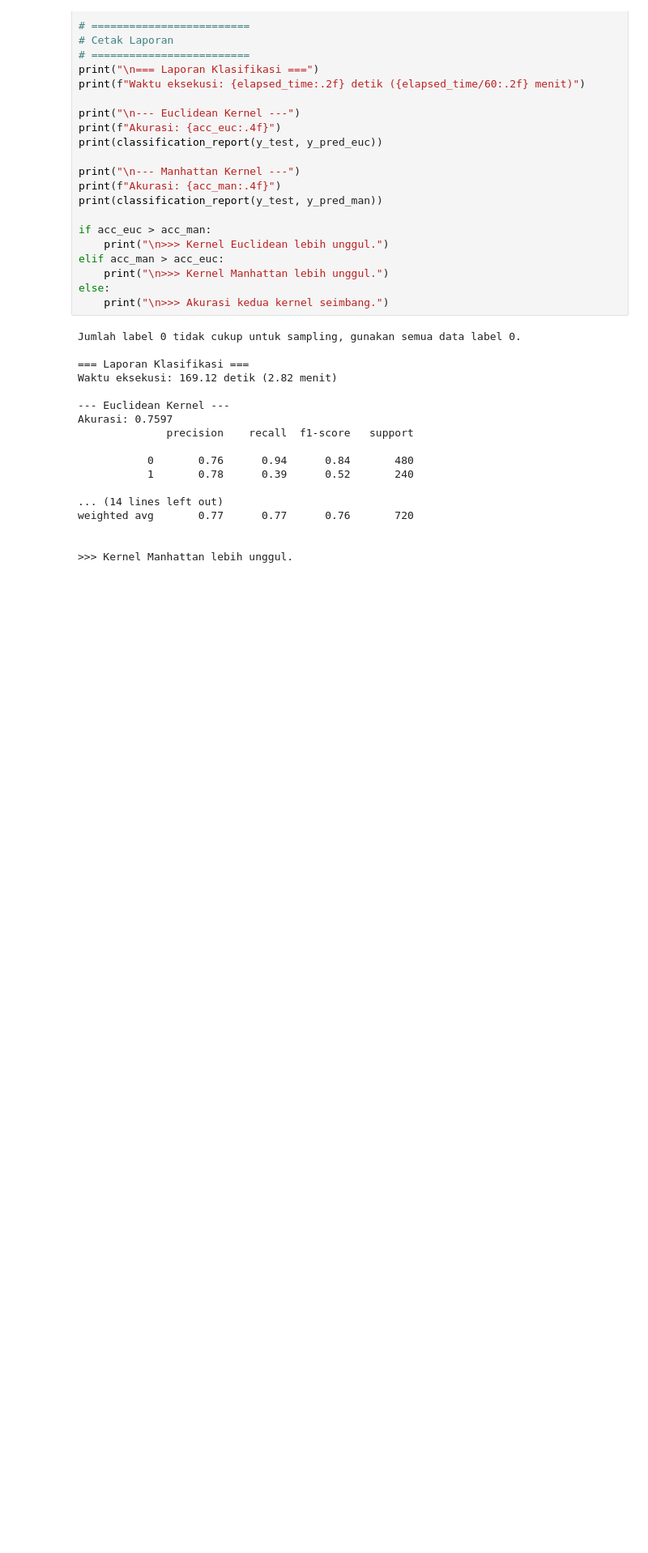
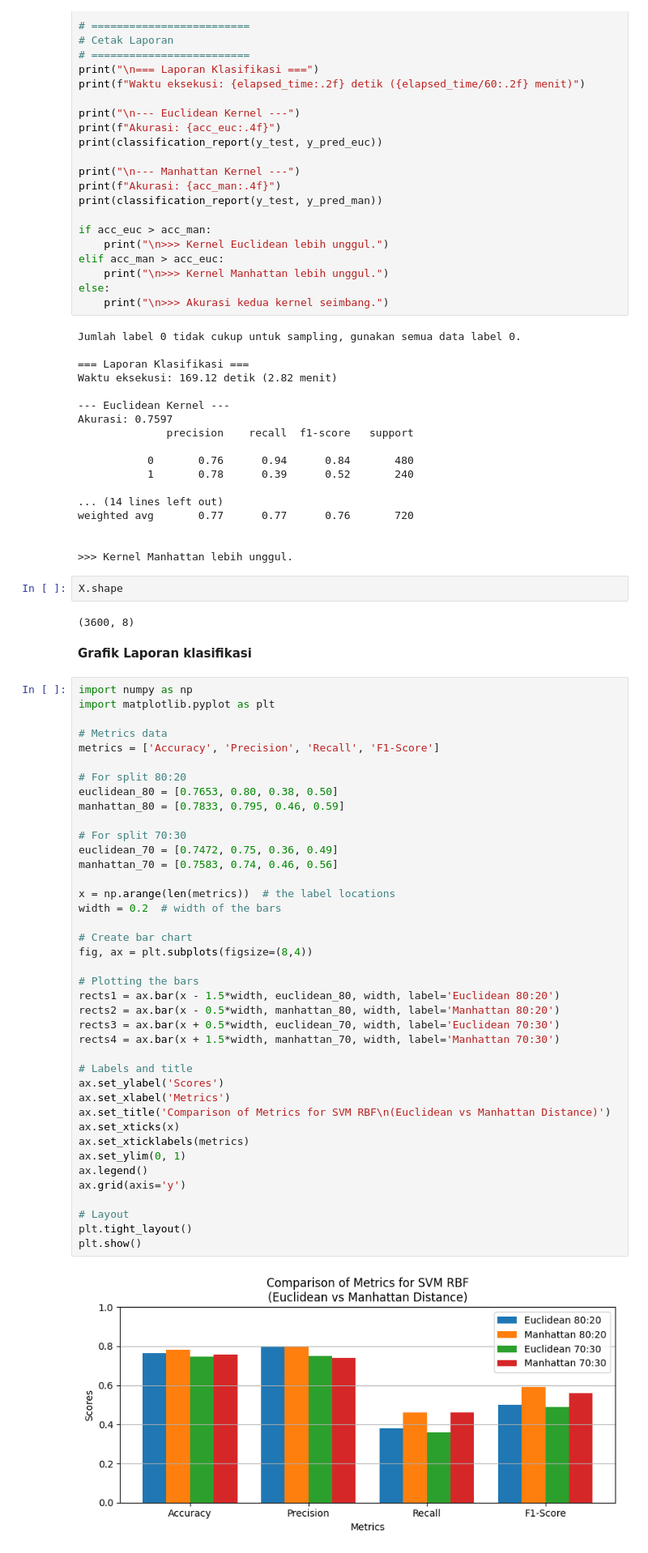
Before and after one commit to asrianda/jurnal, a Jupyter notebook: jurnal_SVM_Ilkom1.ipynb, the cells around one changed output. Shown at 81% size. Saved outputs shown, nothing was run; the diff lists cells and outputs as text; blank space fills up the shorter version.

```diff
--- a/jurnal_SVM_Ilkom1.ipynb
+++ b/jurnal_SVM_Ilkom1.ipynb
@@ -1342,3 +1356,51 @@ weighted avg       0.77      0.77      0.76       720
 
 
 >>> Kernel Manhattan lebih unggul.
+# %%
+X.shape
+# %% [output]
+(3600, 8)
+# %% [markdown]
+**Grafik Laporan klasifikasi**
+# %%
+import numpy as np
+import matplotlib.pyplot as plt
+
+# Metrics data
+metrics = ['Accuracy', 'Precision', 'Recall', 'F1-Score']
+
+# For split 80:20
+euclidean_80 = [0.7653, 0.80, 0.38, 0.50]
+manhattan_80 = [0.7833, 0.795, 0.46, 0.59]
+
+# For split 70:30
+euclidean_70 = [0.7472, 0.75, 0.36, 0.49]
+manhattan_70 = [0.7583, 0.74, 0.46, 0.56]
+
+x = np.arange(len(metrics))  # the label locations
+width = 0.2  # width of the bars
+
+# Create bar chart
+fig, ax = plt.subplots(figsize=(8,4))
+
+# Plotting the bars
+rects1 = ax.bar(x - 1.5*width, euclidean_80, width, label='Euclidean 80:20')
+rects2 = ax.bar(x - 0.5*width, manhattan_80, width, label='Manhattan 80:20')
+rects3 = ax.bar(x + 0.5*width, euclidean_70, width, label='Euclidean 70:30')
+rects4 = ax.bar(x + 1.5*width, manhattan_70, width, label='Manhattan 70:30')
+
+# Labels and title
+ax.set_ylabel('Scores')
+ax.set_xlabel('Metrics')
+ax.set_title('Comparison of Metrics for SVM RBF\n(Euclidean vs Manhattan Distance)')
+ax.set_xticks(x)
+ax.set_xticklabels(metrics)
+ax.set_ylim(0, 1)
+ax.legend()
+ax.grid(axis='y')
+
+# Layout
+plt.tight_layout()
+plt.show()
+# %% [output]
+[figure, added]
```
Also changed, not shown: parts of 15 cells of this notebook.
